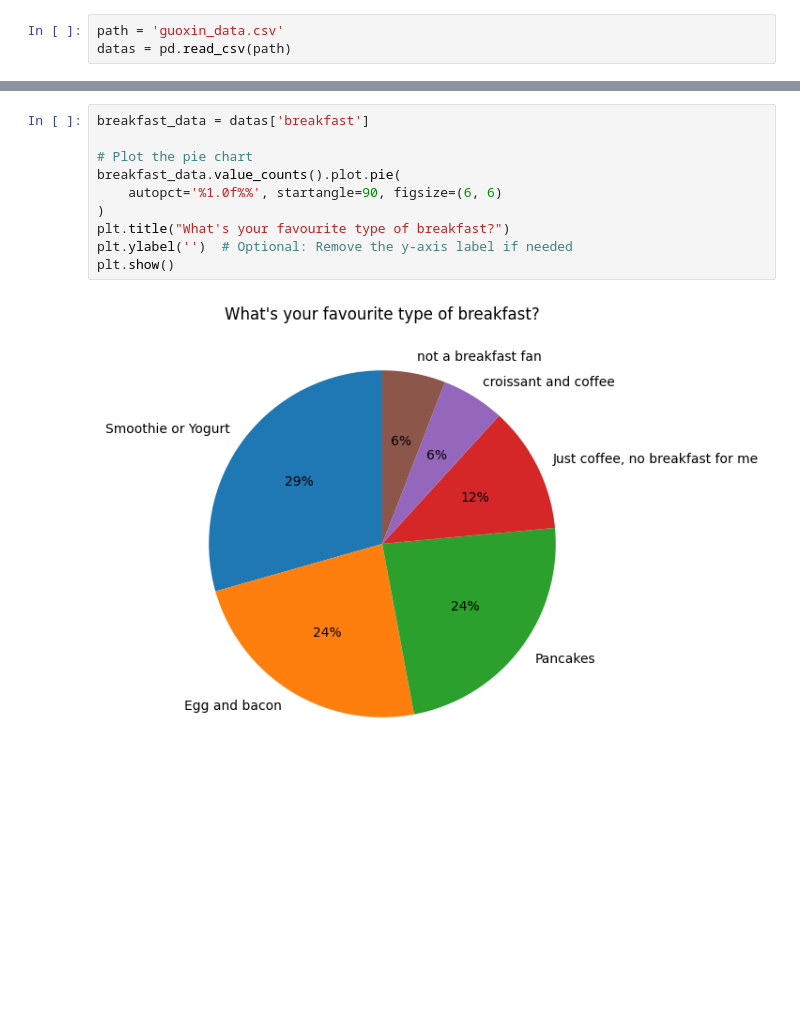
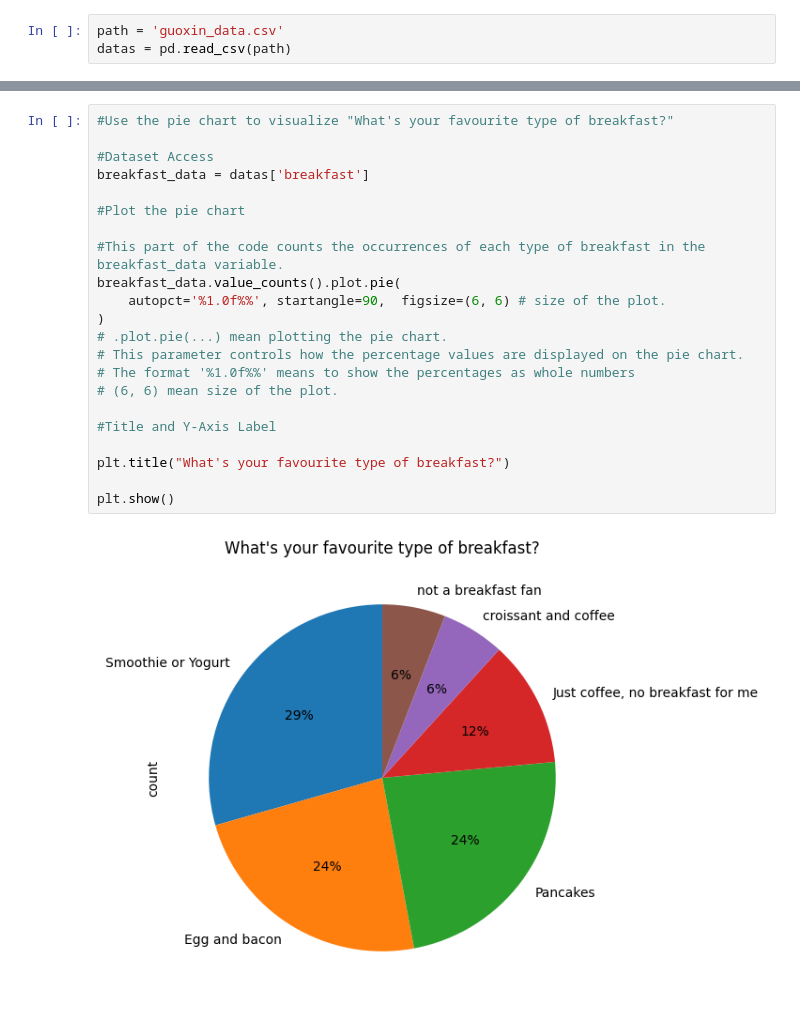
Before and after one commit to GuoxinLin0629/data-assignment, a Jupyter notebook: guoxin.ipynb, the cells around one changed output, grey strips where cells are left out. Drawn from its saved outputs; the diff is of its cells as text; blank space fills up the shorter version.

```diff
--- a/guoxin.ipynb
+++ b/guoxin.ipynb
@@ -67,12 +72,24 @@ plt.show()
 # %%
+#Use the pie chart to visualize "What's your favourite type of breakfast?"
+
+#Dataset Access
 breakfast_data = datas['breakfast']
 
-# Plot the pie chart
+#Plot the pie chart
+
+#This part of the code counts the occurrences of each type of breakfast in the breakfast_data variable.
 breakfast_data.value_counts().plot.pie(
-    autopct='%1.0f%%', startangle=90, figsize=(6, 6)
+    autopct='%1.0f%%', startangle=90,  figsize=(6, 6) # size of the plot.
 )
+# .plot.pie(...) mean plotting the pie chart.
+# This parameter controls how the percentage values are displayed on the pie chart.
+# The format '%1.0f%%' means to show the percentages as whole numbers
+# (6, 6) mean size of the plot.
+
+#Title and Y-Axis Label
+
 plt.title("What's your favourite type of breakfast?")
-plt.ylabel('')  # Optional: Remove the y-axis label if needed
+
 plt.show()
 # %% [output]
-[figure, old version]
+[figure, new version]
```
Also changed, not shown: parts of 10 cells of this notebook.
